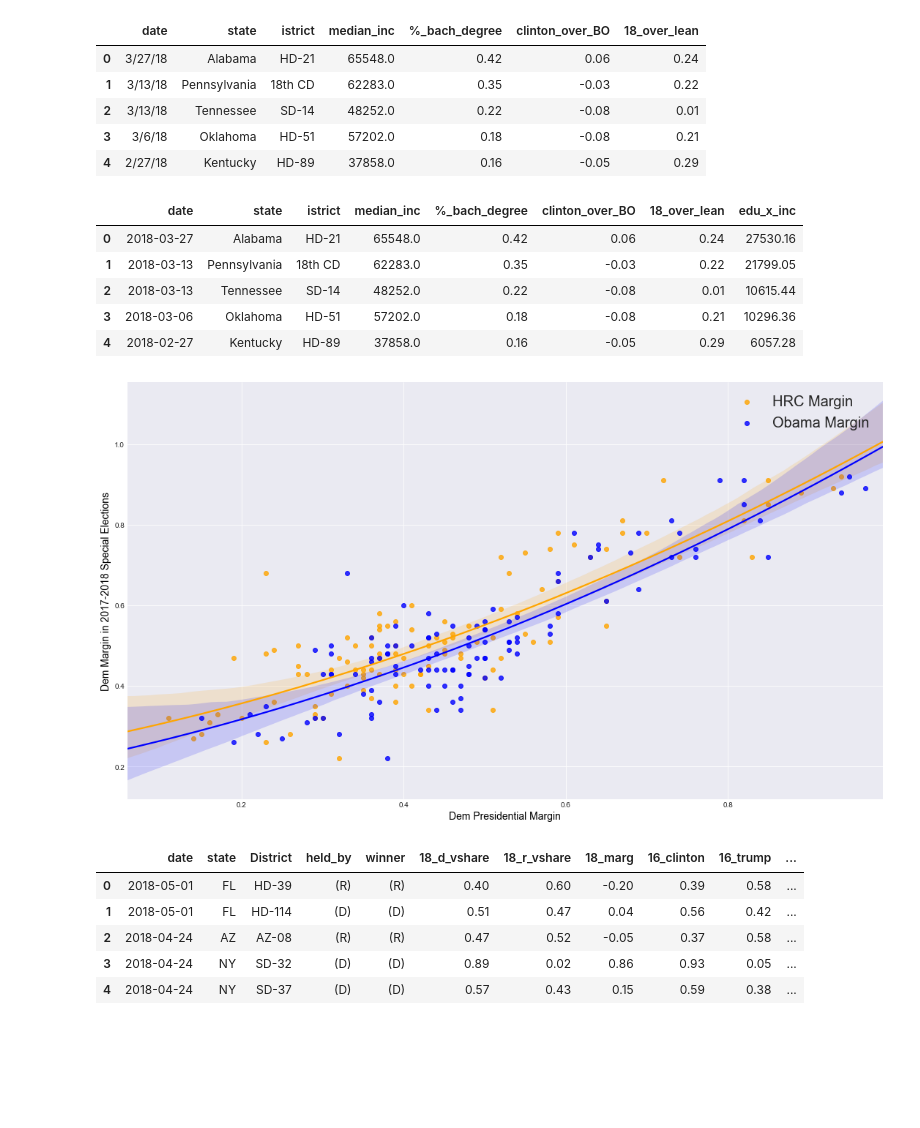
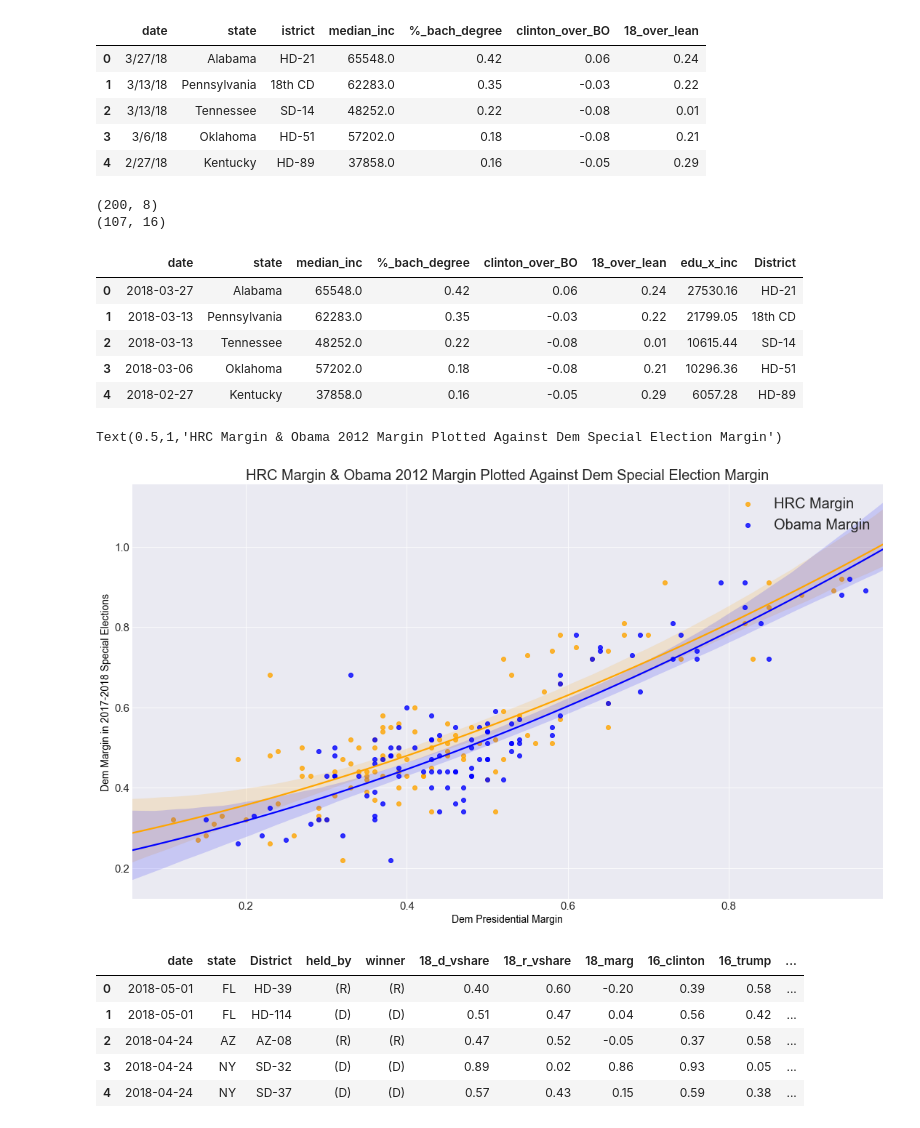
Before and after one commit to itlyons/Side_Projects, a Jupyter notebook: special_elections/dailykos_data.ipynb, the cells around one changed output. Drawn from its saved outputs; the diff is of its cells as text; code cells hidden in the pictures; blank space fills up the shorter version.

```diff
--- a/special_elections/dailykos_data.ipynb
+++ b/special_elections/dailykos_data.ipynb
@@ -38,18 +62,31 @@ df538.head()
 | 2 | 3/13/18 | Tennessee | SD-14 | 48252.0 | 0.22 | -0.08 | 0.01 |
 | 3 | 3/6/18 | Oklahoma | HD-51 | 57202.0 | 0.18 | -0.08 | 0.21 |
 | 4 | 2/27/18 | Kentucky | HD-89 | 37858.0 | 0.16 | -0.05 | 0.29 |
+# %%
+print(df538.shape)
+print(dfkos.shape)
+# %% [output]
+(200, 8)
+(107, 16)
 # %%
+# Fix typo in 538 dataframe
+df538['District'] = df538['istrict']
+df538.drop('istrict', inplace=True, axis=1)
+
+# To datetime
 dfkos['date']=pd.to_datetime(dfkos['date'], infer_datetime_format=True)
 df538['date']=pd.to_datetime(df538['date'], infer_datetime_format=True)
+
+# Create an interaction variable to play with. Education level * income
 df538['edu_x_inc'] = df538['%_bach_degree']*df538['median_inc']
 df538.head()
 # %% [output]
-|  | date | state | istrict | median_inc | %_bach_degree | clinton_over_BO | 18_over_lean | edu_x_inc |
-| 0 | 2018-03-27 | Alabama | HD-21 | 65548.0 | 0.42 | 0.06 | 0.24 | 27530.16 |
-| 1 | 2018-03-13 | Pennsylvania | 18th CD | 62283.0 | 0.35 | -0.03 | 0.22 | 21799.05 |
-| 2 | 2018-03-13 | Tennessee | SD-14 | 48252.0 | 0.22 | -0.08 | 0.01 | 10615.44 |
-| 3 | 2018-03-06 | Oklahoma | HD-51 | 57202.0 | 0.18 | -0.08 | 0.21 | 10296.36 |
-| 4 | 2018-02-27 | Kentucky | HD-89 | 37858.0 | 0.16 | -0.05 | 0.29 | 6057.28 |
+|  | date | state | median_inc | %_bach_degree | clinton_over_BO | 18_over_lean | edu_x_inc | District |
+| 0 | 2018-03-27 | Alabama | 65548.0 | 0.42 | 0.06 | 0.24 | 27530.16 | HD-21 |
+| 1 | 2018-03-13 | Pennsylvania | 62283.0 | 0.35 | -0.03 | 0.22 | 21799.05 | 18th CD |
+| 2 | 2018-03-13 | Tennessee | 48252.0 | 0.22 | -0.08 | 0.01 | 10615.44 | SD-14 |
+| 3 | 2018-03-06 | Oklahoma | 57202.0 | 0.18 | -0.08 | 0.21 | 10296.36 | HD-51 |
+| 4 | 2018-02-27 | Kentucky | 37858.0 | 0.16 | -0.05 | 0.29 | 6057.28 | HD-89 |
 # %%
 hrc = sns.regplot(x='16_clinton', y='18_d_vshare', data=dfkos, color='orange', scatter=True, marker='o', order=2,
             label='HRC Margin')
@@ -60,8 +97,11 @@ plt.ylabel('Dem Margin in 2017-2018 Special Elections', fontsize=14, color='blac
 plt.legend(fontsize=20)
 fig = matplotlib.pyplot.gcf()
 fig.set_size_inches(18.5, 10.5)
+
+plt.title("HRC Margin & Obama 2012 Margin Plotted Against Dem Special Election Margin", fontsize=20)
 # %% [output]
+Text(0.5,1,'HRC Margin & Obama 2012 Margin Plotted Against Dem Special Election Margin')
-[figure, old version]
+[figure, new version]
 # %%
 dfkos.head()
 # %% [output]
```
Also changed, not shown: parts of 23 cells of this notebook.
